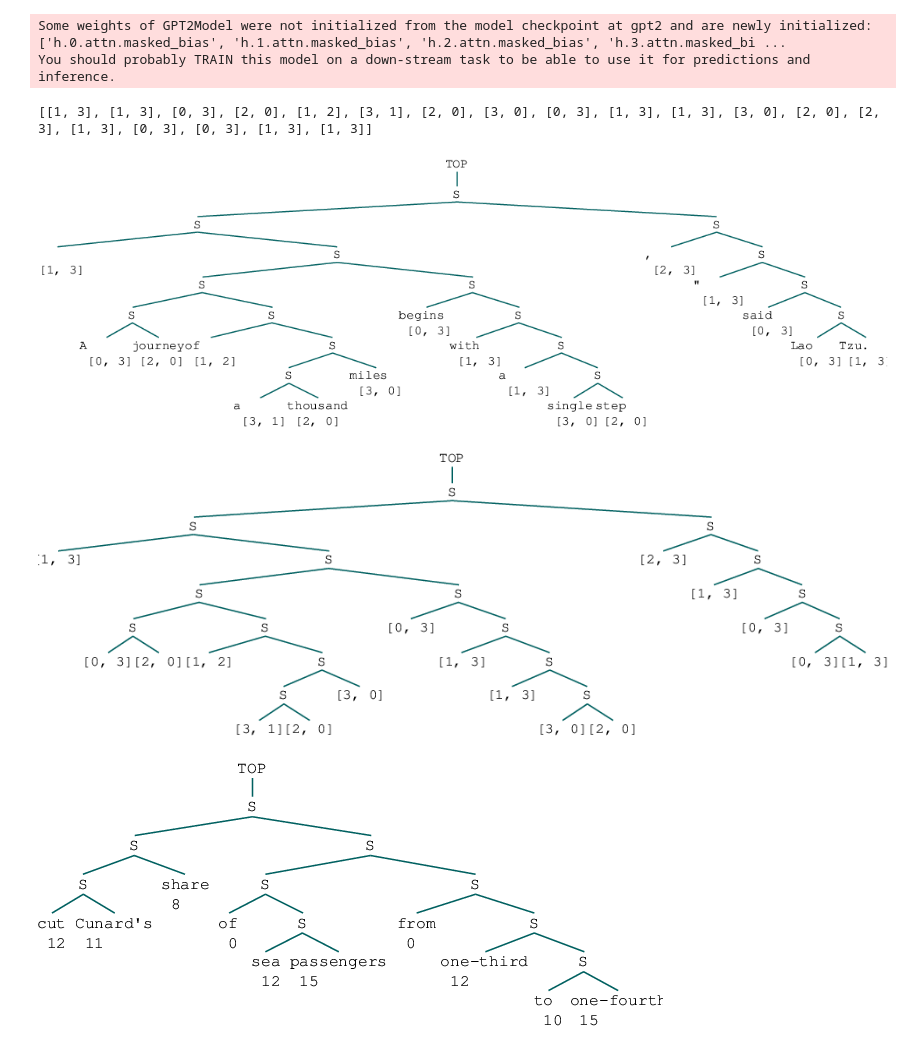
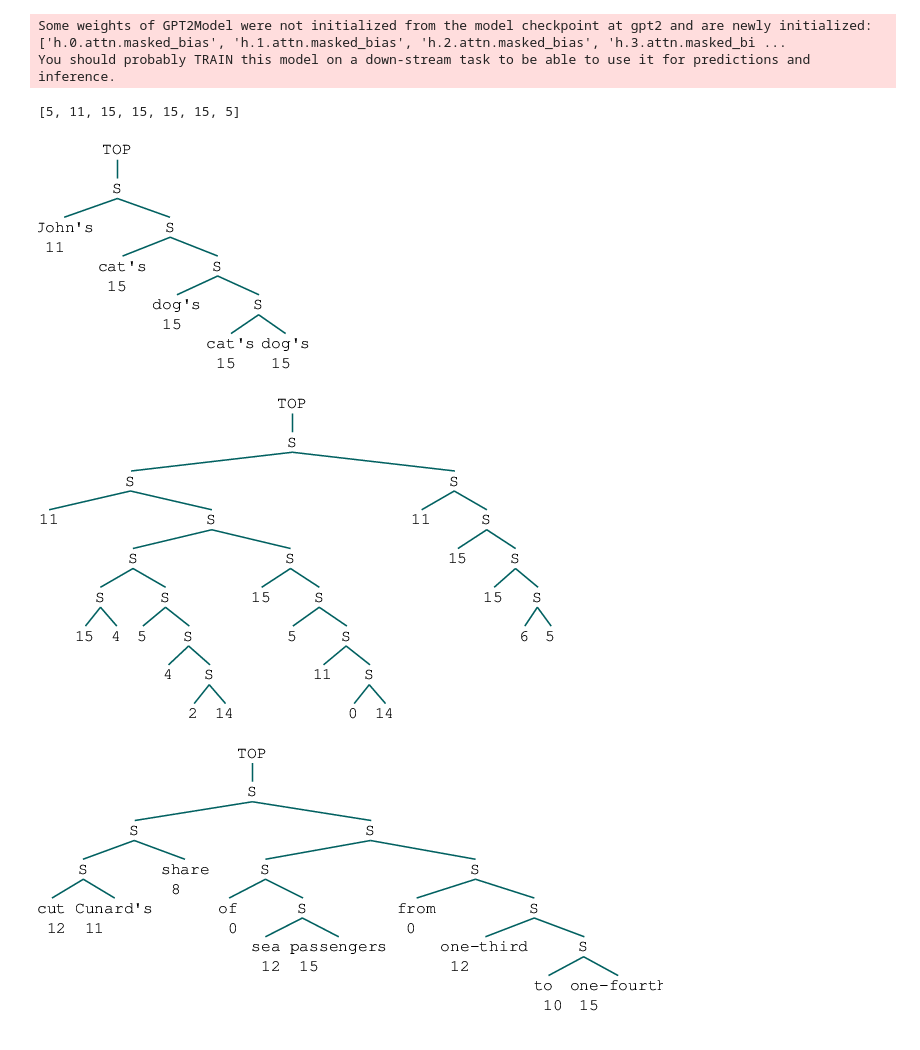
Before and after one commit to thomaslu2000/Incremental-Parsing-Representations, a Jupyter notebook: analysis/int.ipynb, the cells around one changed output. Cells and saved outputs as stored; diff of their text form; code cells hidden in the pictures.

```diff
--- a/analysis/int.ipynb
+++ b/analysis/int.ipynb
@@ -32,21 +32,21 @@ some_sentences = [
 # gpn_tau_i2_back_kl_c0.01_7921957_dev=94.53.pt
 # gpn_tau_i2_subspans0.3_tau300_7921948_dev=94.69.pt
 # gpn_tau_i2_t3_4x2_7992268_dev=94.15.pt
-iparse = IParser("../models/gpn_tau_i2_t3_4x2_7992268_dev=94.15.pt")
+iparse = IParser("../models/gpn_tau_i2_back_kl_c0.01_7921957_dev=94.53.pt")
 # %% [output]
 Some weights of GPT2Model were not initialized from the model checkpoint at gpt2 and are newly initialized: ['h.0.attn.masked_bias', 'h.1.attn.masked_bias', 'h.2.attn.masked_bias', 'h.3.attn.masked_bi ...
 You should probably TRAIN this model on a down-stream task to be able to use it for predictions and inference.
 # %%
-tree2, cats = iparse.parse_sentence(some_sentences[3])
+tree2, cats = iparse.parse_sentence("John's cat's dog's cat's dog's")
 print(cats)
 display(tree2)
 # %% [output]
-[[1, 3], [1, 3], [0, 3], [2, 0], [1, 2], [3, 1], [2, 0], [3, 0], [0, 3], [1, 3], [1, 3], [3, 0], [2, 0], [2, 3], [1, 3], [0, 3], [0, 3], [1, 3], [1, 3]]
+[5, 11, 15, 15, 15, 15, 5]
-[figure, old version]
+[figure, new version]
 # %%
 iparse.tree_from_cats(cats)
 # %% [output]
-[figure, old version]
+[figure, new version]
 # %%
 show_tree_and_pred("cut Cunard's share of sea passengers from one-third to one-fourth")
 # %% [output]
```
Also changed, not shown: parts of 1 cell of this notebook, 6 other files.
